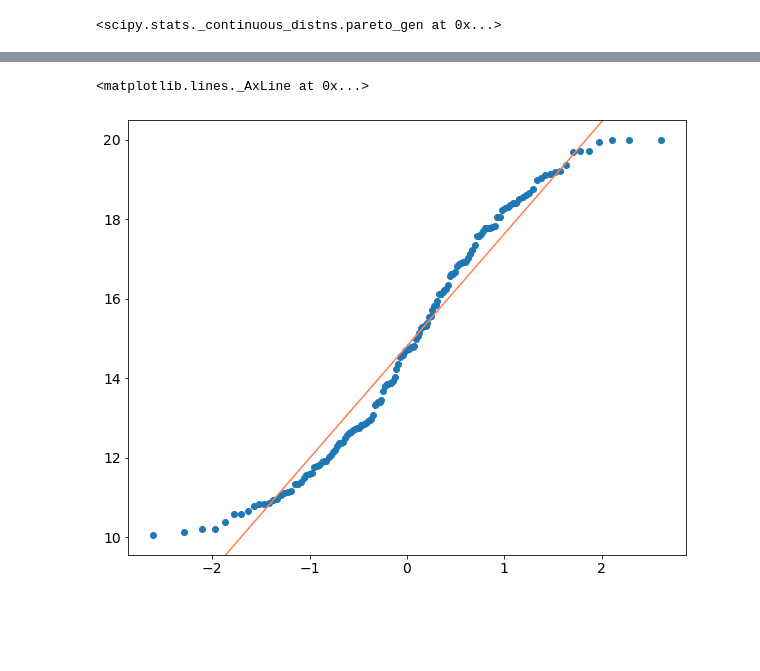
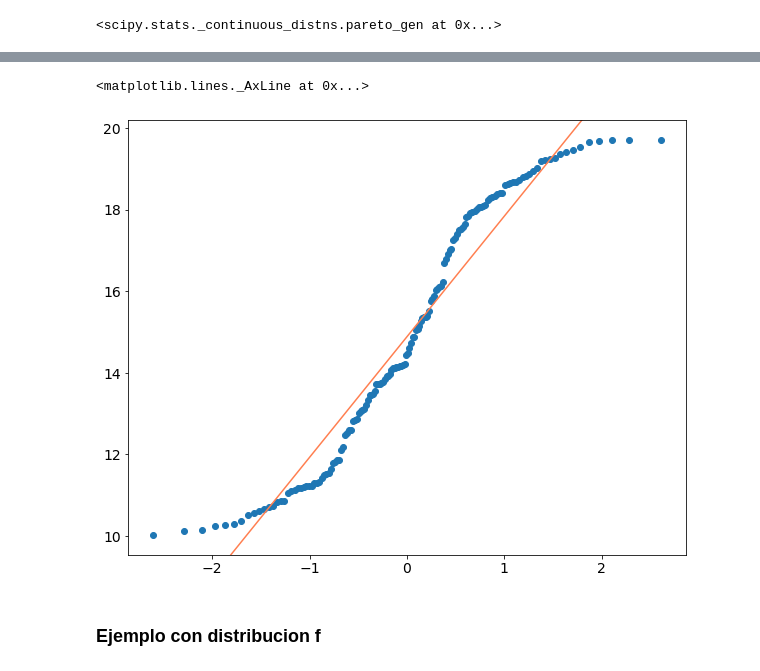
Before and after one commit to mlares/astrometria, a Jupyter notebook: QQ_plot.ipynb, the cells around one changed output, grey strips where cells are left out. Cells and saved outputs as stored; diff of their text form; code cells hidden in the pictures; blank space fills up the shorter version.

```diff
--- a/QQ_plot.ipynb
+++ b/QQ_plot.ipynb
@@ -75,4 +88,5 @@ def qq_norm_rvs(rvs, ref='norm'):
     (qt, qe), (slope, intercept, r) = stats.probplot(rvs, dist=ref)
     return (qt, qe), (slope, intercept, r)
 # %%
-x = stats.uniform.rvs(loc=10, scale=10, size=150)
+f = stats.uniform(loc=10, scale=10)
+x = f.rvs(size=550)
@@ -81,8 +108,10 @@ x = stats.uniform.rvs(loc=10, scale=10, size=150)
 # %%
 fig = plt.figure(figsize=(10, 8))
 ax = fig.add_subplot()
-ax.plot(qt1, qe1, **opts)
+ax.plot(qt, qe, **opts)
 ax.axline((0, intercept), slope=slope, color='coral')
 # %% [output]
 <matplotlib.lines._AxLine at 0x...>
-[figure, old version]
+[figure, new version]
+# %% [markdown]
+### Ejemplo con distribucion f
```
Also changed, not shown: parts of 15 cells of this notebook, 3 other files.
